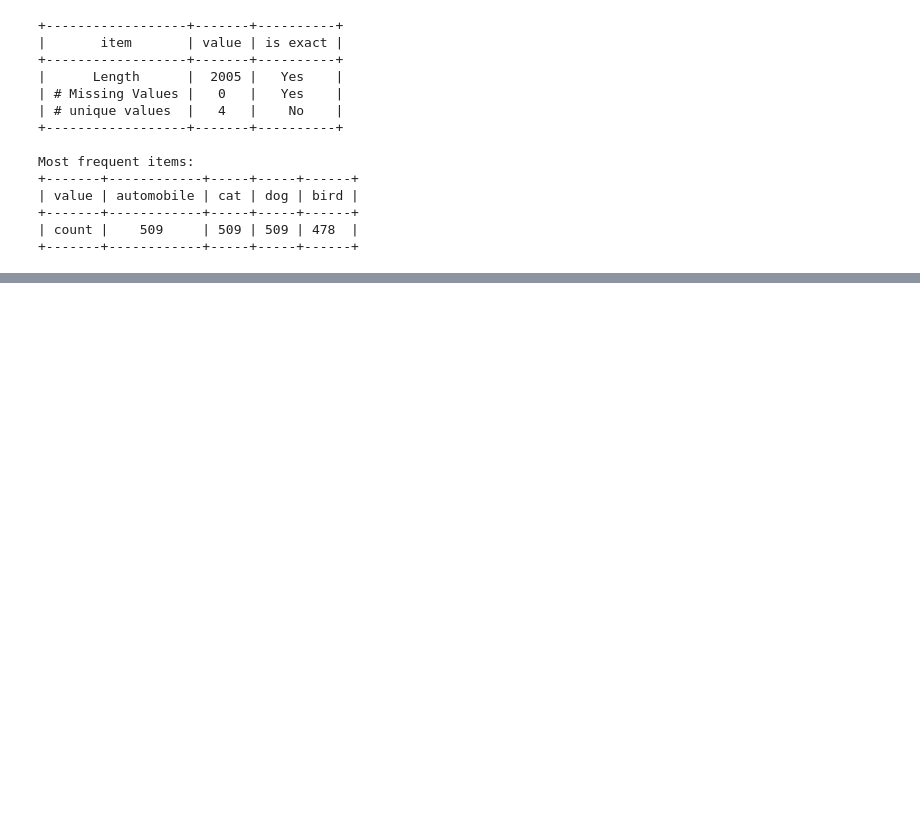
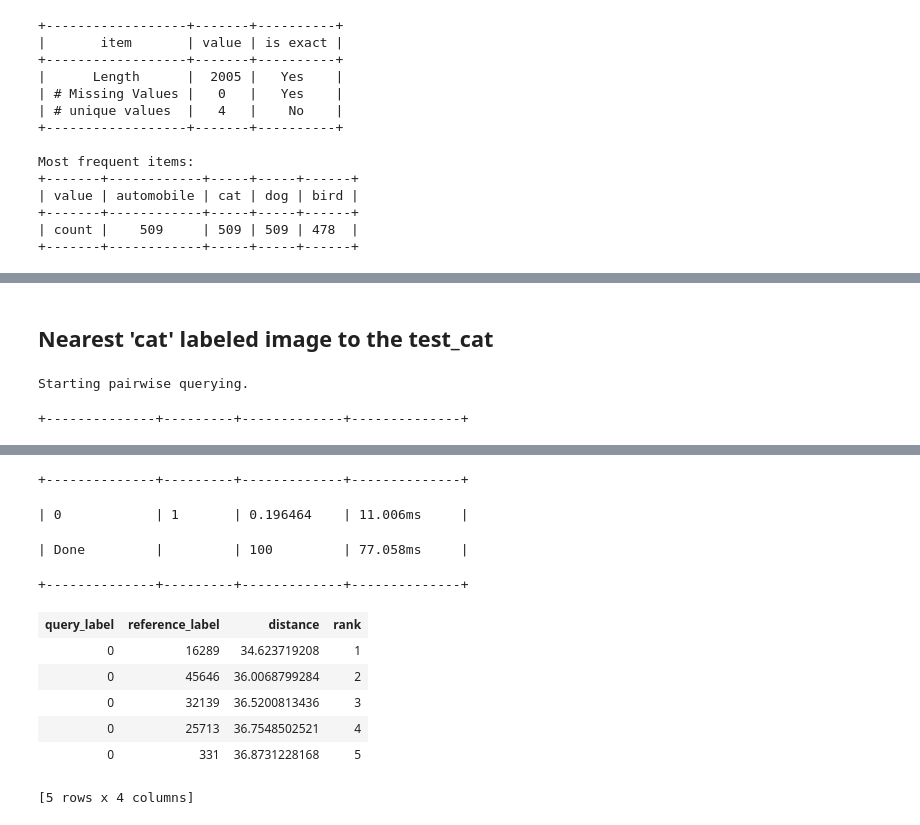
Before and after one commit to wilsonjr/MachineLearningCourse, a Jupyter notebook: ml-foundations/deep_learning/image_retrieval.ipynb, the cells around one changed output, grey strips where cells are left out. Cells and saved outputs as stored; diff of their text form; code cells hidden in the pictures; blank space fills up the shorter version.

Commit message:
Creating category-specific image retrieval models

```diff
--- a/ml-foundations/deep_learning/image_retrieval.ipynb
+++ b/ml-foundations/deep_learning/image_retrieval.ipynb
@@ -150,3 +150,13 @@ Most frequent items:
 +-------+------------+-----+-----+------+
 | count |    509     | 509 | 509 | 478  |
 +-------+------------+-----+-----+------+
+# %%
+image_train_dog = image_train[image_train['label'] == 'dog']
+image_train_cat = image_train[image_train['label'] == 'cat']
+image_train_automobile = image_train[image_train['label'] == 'automobile']
+image_train_bird = image_train[image_train['label'] == 'bird']
+# %%
+dog_model = graphlab.nearest_neighbors.create(image_train_dog, features=['deep_features'], label='id')
+cat_model = graphlab.nearest_neighbors.create(image_train_cat, features=['deep_features'], label='id')
+automobile_model = graphlab.nearest_neighbors.create(image_train_automobile, features=['deep_features'], label='id')
+bird_model = graphlab.nearest_neighbors.create(image_train_bird, features=['deep_features'], label='id')
@@ -152,0 +168,13 @@ Most frequent items:
+# %%
+image_test = graphlab.SFrame('ML/Curso1/image_test_data/')
+# %%
+test_cat = image_test[0:1]
+test_cat['image'].show()
+# %% [markdown]
+## Nearest 'cat' labeled image to the test_cat
+# %%
+cat_neighbors = cat_model.query(test_cat)
+cat_neighbors
+# %% [output]
+Starting pairwise querying.
++--------------+---------+-------------+--------------+
@@ -152,0 +182,11 @@ Most frequent items:
++--------------+---------+-------------+--------------+
+| 0            | 1       | 0.196464    | 11.006ms     |
+| Done         |         | 100         | 77.058ms     |
++--------------+---------+-------------+--------------+
+| query_label | reference_label | distance | rank |
+| 0 | 16289 | 34.623719208 | 1 |
+| 0 | 45646 | 36.0068799284 | 2 |
+| 0 | 32139 | 36.5200813436 | 3 |
+| 0 | 25713 | 36.7548502521 | 4 |
+| 0 | 331 | 36.8731228168 | 5 |
+[5 rows x 4 columns]
```
Also changed, not shown: parts of 6 cells of this notebook.
